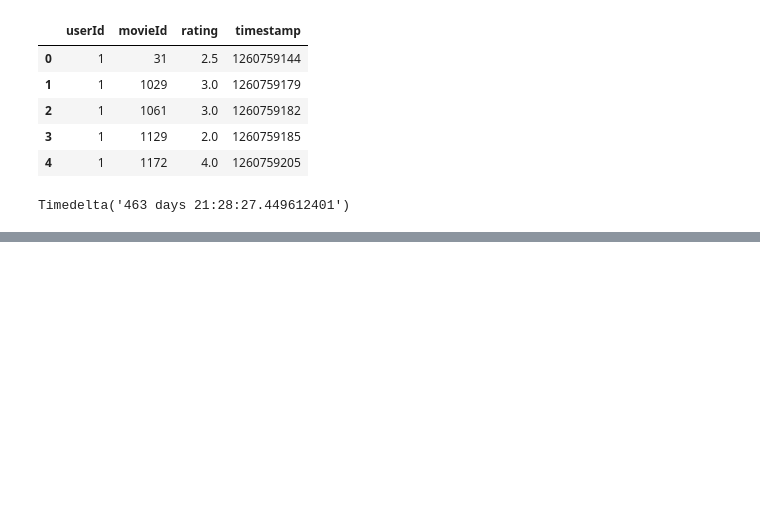
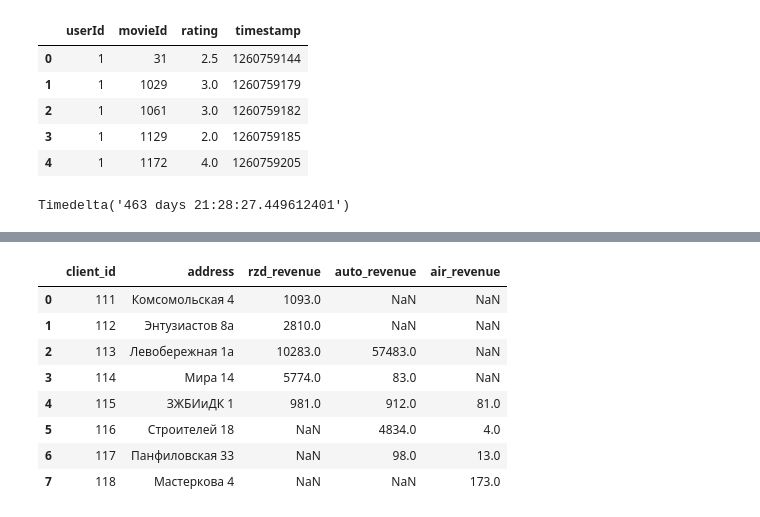
Before and after one commit to Fight0/homeworks, a Jupyter notebook: np_pd_mpl/hw_4.ipynb, the cells around one changed output, grey strips where cells are left out. Drawn from its saved outputs; the diff is of its cells as text; code cells hidden in the pictures; blank space fills up the shorter version.

```diff
--- a/np_pd_mpl/hw_4.ipynb
+++ b/np_pd_mpl/hw_4.ipynb
@@ -107,0 +138,8 @@ Timedelta('463 days 21:28:27.449612401')
+# %%
+auto = pd.DataFrame(
+    {
+        'client_id': [113, 114, 115, 116, 117],
+        'auto_revenue': [57483, 83, 912, 4834, 98]
+    }
+)
+auto
@@ -107,0 +153,8 @@ Timedelta('463 days 21:28:27.449612401')
+# %%
+air = pd.DataFrame(
+    {
+        'client_id': [115, 116, 117, 118],
+        'air_revenue': [81, 4, 13, 173]
+    }
+)
+air
@@ -107,0 +167,9 @@ Timedelta('463 days 21:28:27.449612401')
+# %%
+client_base = pd.DataFrame(
+    {
+        'client_id': [111, 112, 113, 114, 115, 116, 117, 118],
+        'address': ['Комсомольская 4', 'Энтузиастов 8а', 'Левобережная 1а', 'Мира 14', 'ЗЖБИиДК 1',
+                    'Строителей 18', 'Панфиловская 33', 'Мастеркова 4']
+    }
+)
+client_base
@@ -107,0 +186,3 @@ Timedelta('463 days 21:28:27.449612401')
+# %%
+without_address = (rzd.merge(auto, on='client_id', how='outer')).merge(air, on='client_id', how='outer')
+without_address.groupby('client_id').head()
@@ -107,0 +199,13 @@ Timedelta('463 days 21:28:27.449612401')
+# %%
+with_address = client_base.merge(without_address, on='client_id', how='outer').groupby('client_id')
+with_address.head()
+# %% [output]
+|  | client_id | address | rzd_revenue | auto_revenue | air_revenue |
+| 0 | 111 | Комсомольская 4 | 1093.0 | NaN | NaN |
+| 1 | 112 | Энтузиастов 8а | 2810.0 | NaN | NaN |
+| 2 | 113 | Левобережная 1а | 10283.0 | 57483.0 | NaN |
+| 3 | 114 | Мира 14 | 5774.0 | 83.0 | NaN |
+| 4 | 115 | ЗЖБИиДК 1 | 981.0 | 912.0 | 81.0 |
+| 5 | 116 | Строителей 18 | NaN | 4834.0 | 4.0 |
+| 6 | 117 | Панфиловская 33 | NaN | 98.0 | 13.0 |
+| 7 | 118 | Мастеркова 4 | NaN | NaN | 173.0 |
```
Also changed, not shown: parts of 6 cells of this notebook.
